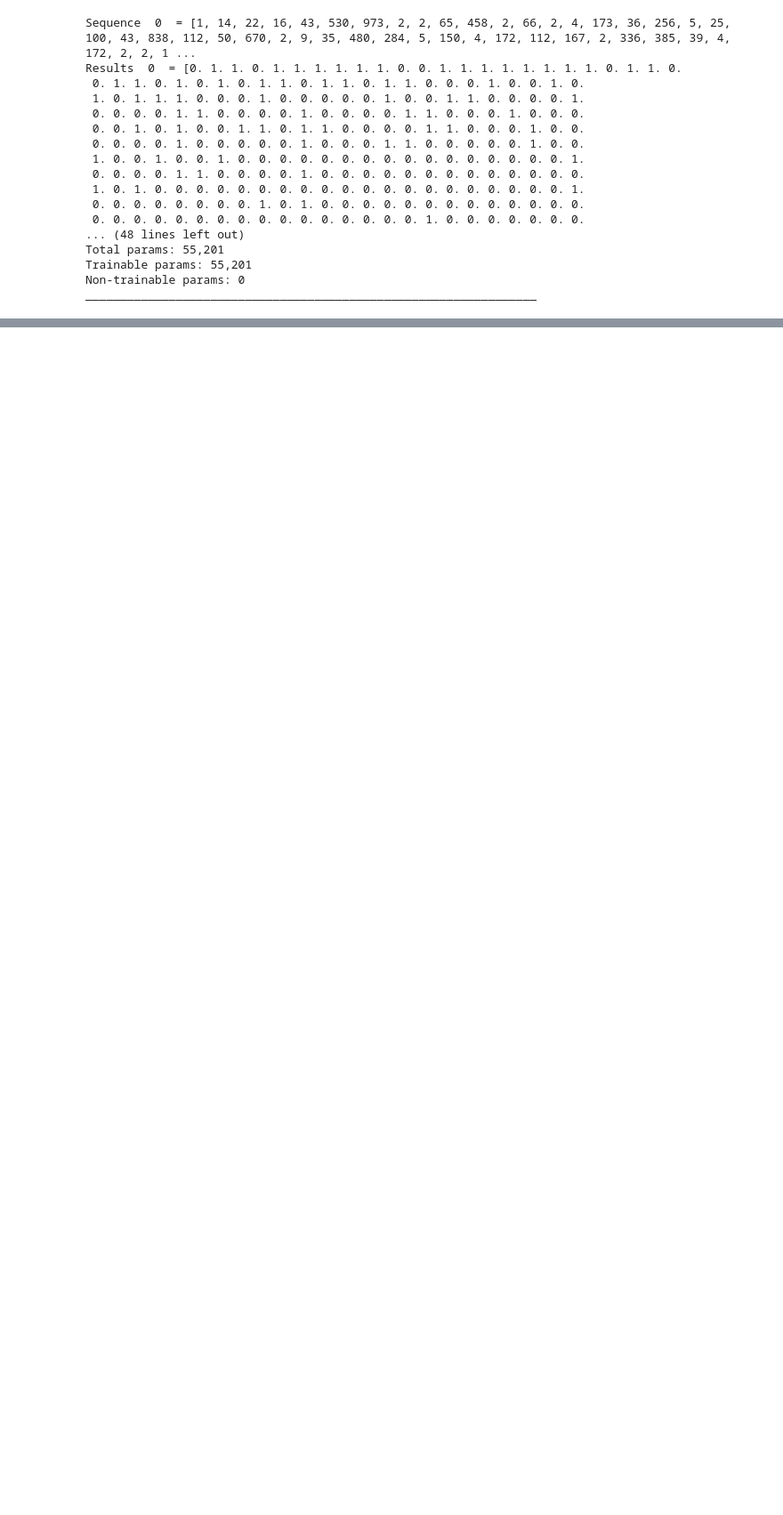
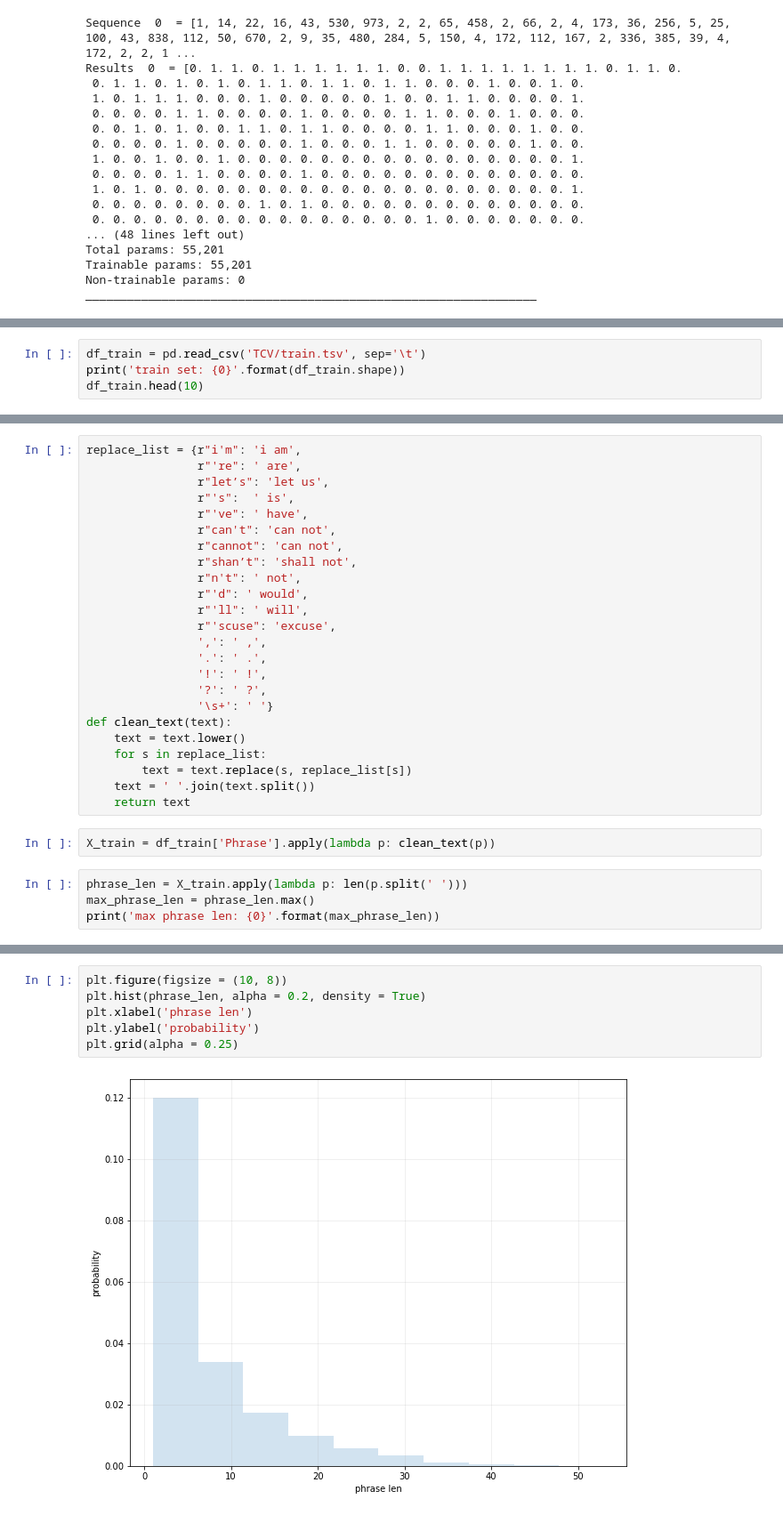
Before and after one commit to Alester99/Data, a Jupyter notebook: Lab_4.ipynb, the cells around one changed output, grey strips where cells are left out. Shown at 89% size. Saved outputs shown, nothing was run; the diff lists cells and outputs as text; blank space fills up the shorter version.

```diff
--- a/Lab_4.ipynb
+++ b/Lab_4.ipynb
@@ -539,0 +557,4 @@ Standard Deviation: 0
+# %%
+df_train = pd.read_csv('TCV/train.tsv', sep='\t')
+print('train set: {0}'.format(df_train.shape))
+df_train.head(10)
@@ -539,0 +591,30 @@ Standard Deviation: 0
+# %%
+replace_list = {r"i'm": 'i am',
+                r"'re": ' are',
+                r"let’s": 'let us',
+                r"'s":  ' is',
+                r"'ve": ' have',
+                r"can't": 'can not',
+                r"cannot": 'can not',
+                r"shan’t": 'shall not',
+                r"n't": ' not',
+                r"'d": ' would',
+                r"'ll": ' will',
+                r"'scuse": 'excuse',
+                ',': ' ,',
+                '.': ' .',
+                '!': ' !',
+                '?': ' ?',
+                '\s+': ' '}
+def clean_text(text):
+    text = text.lower()
+    for s in replace_list:
+        text = text.replace(s, replace_list[s])
+    text = ' '.join(text.split())
+    return text
+# %%
+X_train = df_train['Phrase'].apply(lambda p: clean_text(p))
+# %%
+phrase_len = X_train.apply(lambda p: len(p.split(' ')))
+max_phrase_len = phrase_len.max()
+print('max phrase len: {0}'.format(max_phrase_len))
@@ -539,0 +623,8 @@ Standard Deviation: 0
+# %%
+plt.figure(figsize = (10, 8))
+plt.hist(phrase_len, alpha = 0.2, density = True)
+plt.xlabel('phrase len')
+plt.ylabel('probability')
+plt.grid(alpha = 0.25)
+# %% [output]
+[figure, added]
```
Also changed, not shown: parts of 23 cells of this notebook.
